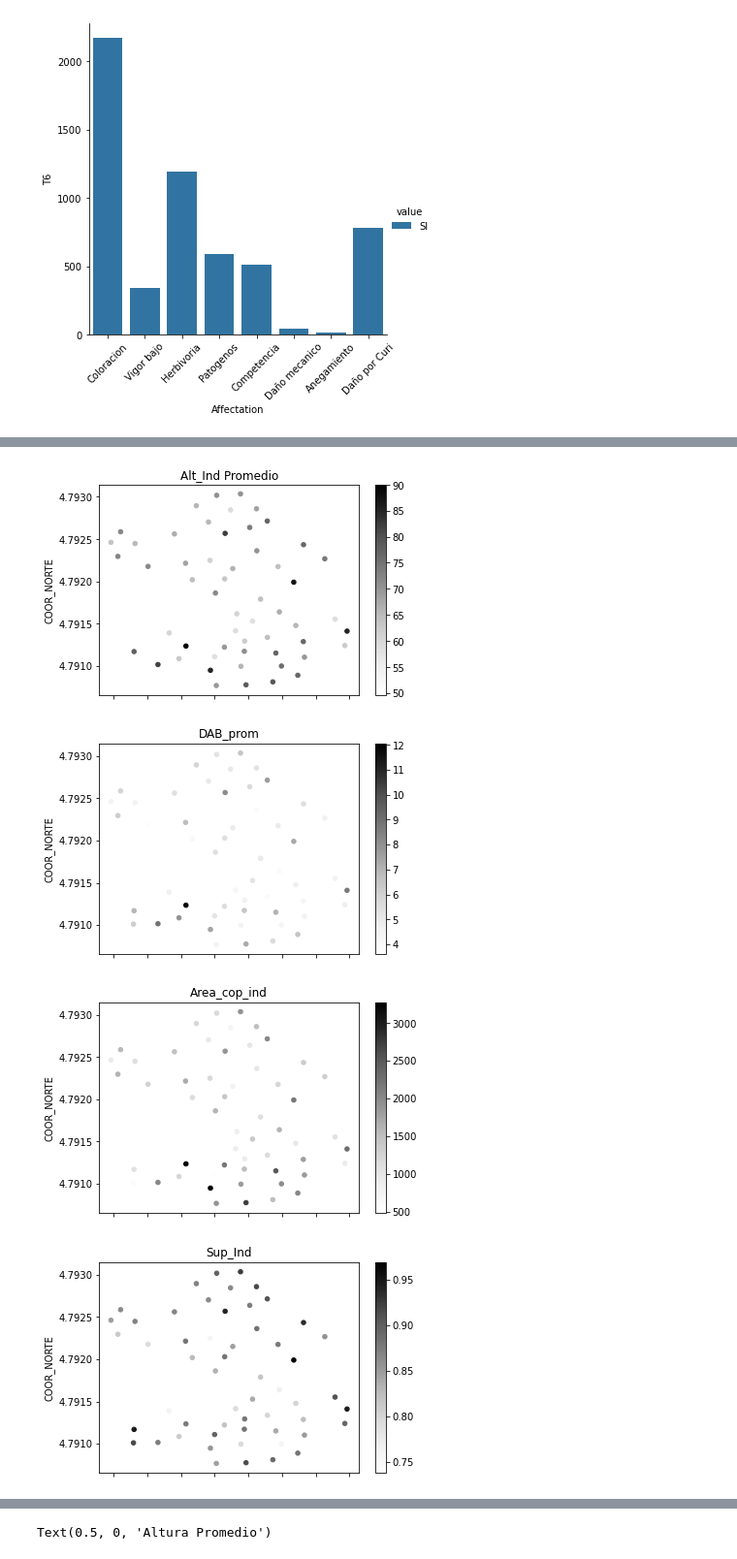
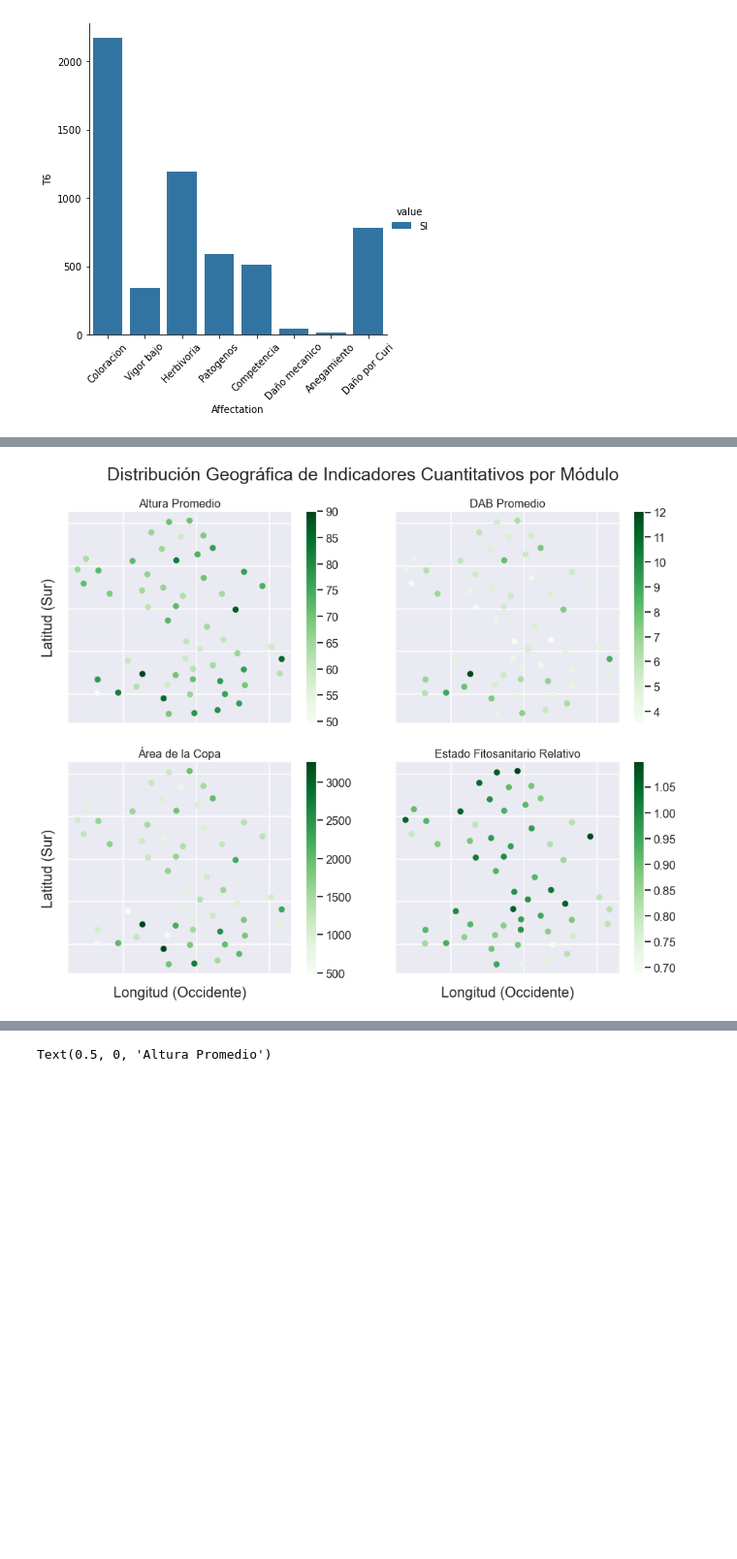
Before and after one commit to Slid61/Plant-Restoration-Data, a Jupyter notebook: Udacity Final Data Submission.ipynb, the cells around one changed output, grey strips where cells are left out. Shown at 97% size. Drawn from its saved outputs; the diff is of its cells as text; code cells hidden in the pictures; blank space fills up the shorter version.

```diff
--- a/Udacity Final Data Submission.ipynb
+++ b/Udacity Final Data Submission.ipynb
@@ -551,4 +559,4 @@ Reserve.to_excel(writer, index = False, engine='openpyxl')
 writer.save()
 # %%
-Reserve = pd.read_excel('Reserve.xlsx', engine='openpyxl')
+reserve = pd.read_excel('reserve.xlsx', engine='openpyxl')
 # %%
@@ -860,7 +876,18 @@ for value in Reserve['Even_mon'].unique():
 # %%
 
 plt.figure(figsize = (20,10))
-sns.heatmap(num_reserve.corr(), annot=True)
-# Height is most correlated with crown area, then stem diameter. Amazingly plant health may have a weak correlation
-# with stem thickness.
+ylabels = ['Altura Promedio', 'DAB Promedio', 'Área de Copa', 'Estado Fitosanitario']
+xlabels = ['Altura Prom.', 'DAB Prom.', 'A. Copa', 'E. Fit.']
+ax = sns.heatmap(num_reserve.corr(),
+                 annot=True,
+                 square=True,
+                 cbar=False,
+                 xticklabels=xlabels,
+                 yticklabels=ylabels)
+sns.set_context('talk')
+ax.set_title('Poder Predictivo de las Variables Cuantitativas')
+
+#plt.savefig(figures+'Correlaciones', dpi=1200)
+# Height is most correlated with crown area, then stem diameter.
+# Amazingly plant health may have a weak correlation with stem thickness.
 # %% [output]
@@ -895,14 +961,49 @@ plt.show()
 # %%
 # Overall quantitative values
-geo_quant = Reserve.groupby(['COOR_ESTE', 'COOR_NORTE'])[['Alt_Ind Promedio', 'DAB_prom', 'Area_cop_ind', 'Est_Fit_Ind', 'Sup_Ind']].mean().reset_index()
+geo_quant = reserve.groupby(['COOR_ESTE', 'COOR_NORTE'])[['Alt_Ind Promedio', 'DAB_prom', 'Area_cop_ind', 'Est_Fit_Ind']].mean().reset_index()
 
 
-valores = ['Alt_Ind Promedio', 'DAB_prom', 'Area_cop_ind', 'Sup_Ind','Est_Fit_Ind']
+valores = {'Alt_Ind Promedio': 'Altura Promedio',
+           'DAB_prom': 'DAB Promedio',
+           'Area_cop_ind': 'Área de la Copa',
+           'Est_Fit_Ind': 'Estado Fitosanitario Relativo'}
+fig, ax = plt.subplots(2, 2, figsize=(13,10))
+fig.tight_layout()
+row = 0
+col = 0
+rep = 0
 for valor in valores:
 
-    geo_quant.plot(kind='scatter', x='COOR_ESTE', y='COOR_NORTE', xlabel = True, c=geo_quant[valor].array, colorbar=True, title=valor)
+
+    geo_quant.plot.scatter(x='COOR_ESTE',
+                           y='COOR_NORTE',
+                           xlabel=True,
+                           c=geo_quant[valor].array,
+                           colormap='Greens',
+                           colorbar=True,
+                           ax=ax[row,col],
+                           s=50
+                          )
+    ax[row,col].set_yticklabels([])
+    ax[row,col].set_xticklabels([])
+    if row == 1:
+        ax[row,col].set_xlabel('Longitud (Occidente)', fontsize=20)
+    else:
+        ax[row,col].set_xlabel('')
+    if col == 0:
+        ax[row,col].set_ylabel('Latitud (Sur)', fontsize=20)
+    else:
+        ax[row,col].set_ylabel('')
+    ax[row,col].set_title(valores[valor], fontsize=16)
+    if rep == 1:
+        col = 0
+        row = 1
+    else:
+        col += 1
+    rep += 1
+
+plt.suptitle('Distribución Geográfica de Indicadores Cuantitativos por Módulo', fontsize=25, y=1.05)
+
+#fig.savefig(figures+'Distribucion de Indicadores', dpi=1200, bbox_inches='tight')
 # %% [output]
-[figure, old version]
+[figure, new version]
-[figure, removed]
-[figure, removed]
-[figure, removed]
```
Also changed, not shown: parts of 63 cells of this notebook, 19 other files.
